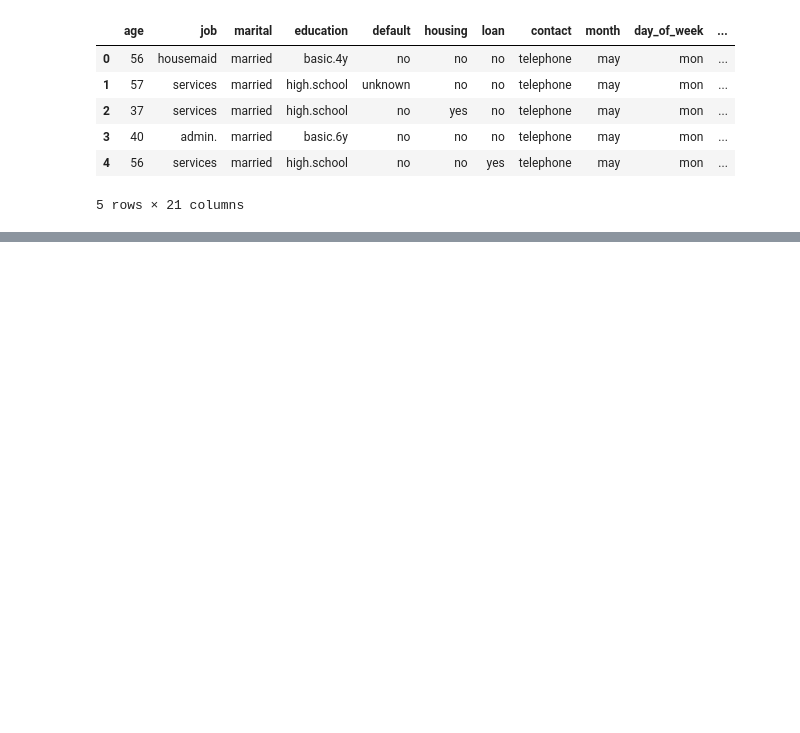
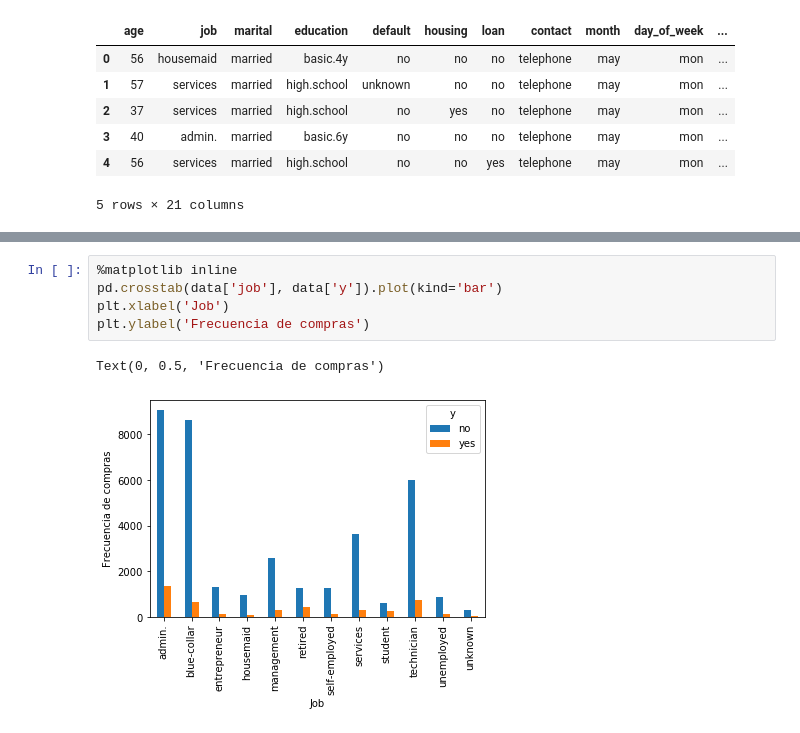
Before and after one commit to 20131009752/Regresion_Logistica, a Jupyter notebook: Regresión Logística.ipynb, the cells around one changed output, grey strips where cells are left out. Drawn from its saved outputs; the diff is of its cells as text; blank space fills up the shorter version.

```diff
--- a/Regresión Logística.ipynb
+++ b/Regresión Logística.ipynb
@@ -34,0 +107,8 @@ data.head()
+# %%
+%matplotlib inline
+pd.crosstab(data['job'], data['y']).plot(kind='bar')
+plt.xlabel('Job')
+plt.ylabel('Frecuencia de compras')
+# %% [output]
+Text(0, 0.5, 'Frecuencia de compras')
+[figure, added]
```
Also changed, not shown: parts of 12 cells of this notebook.
